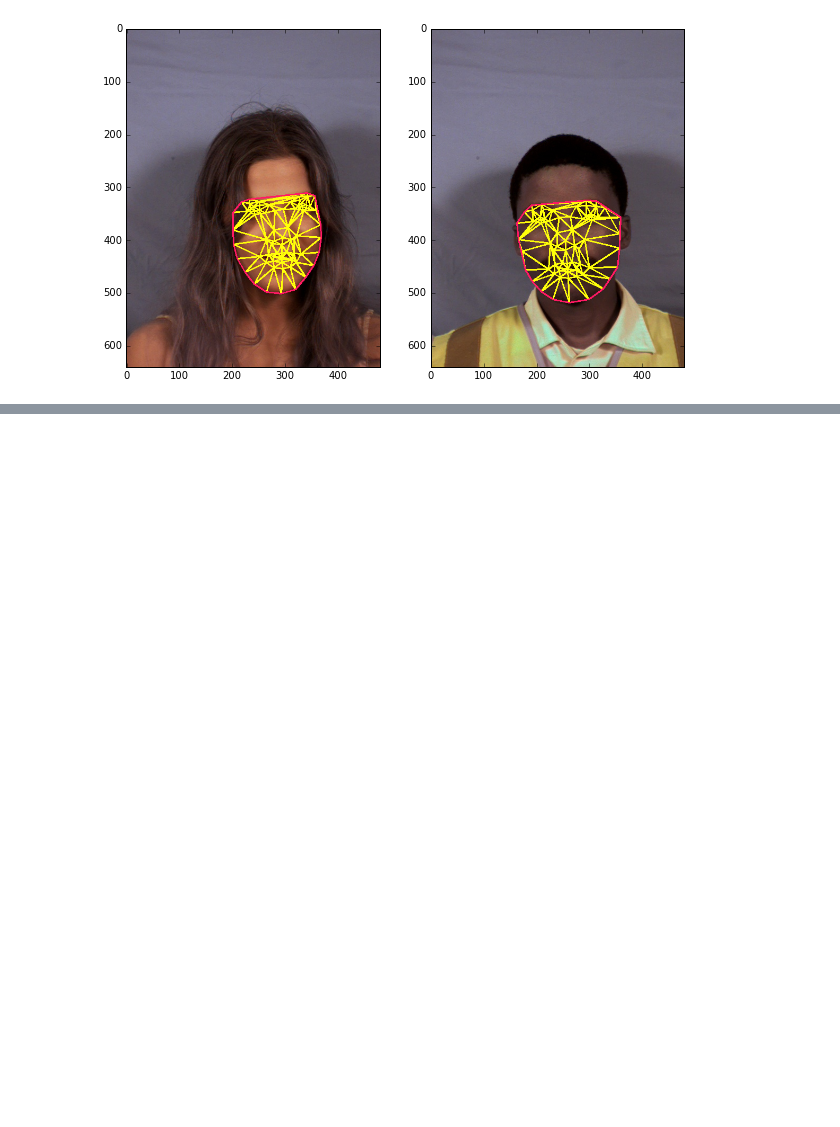
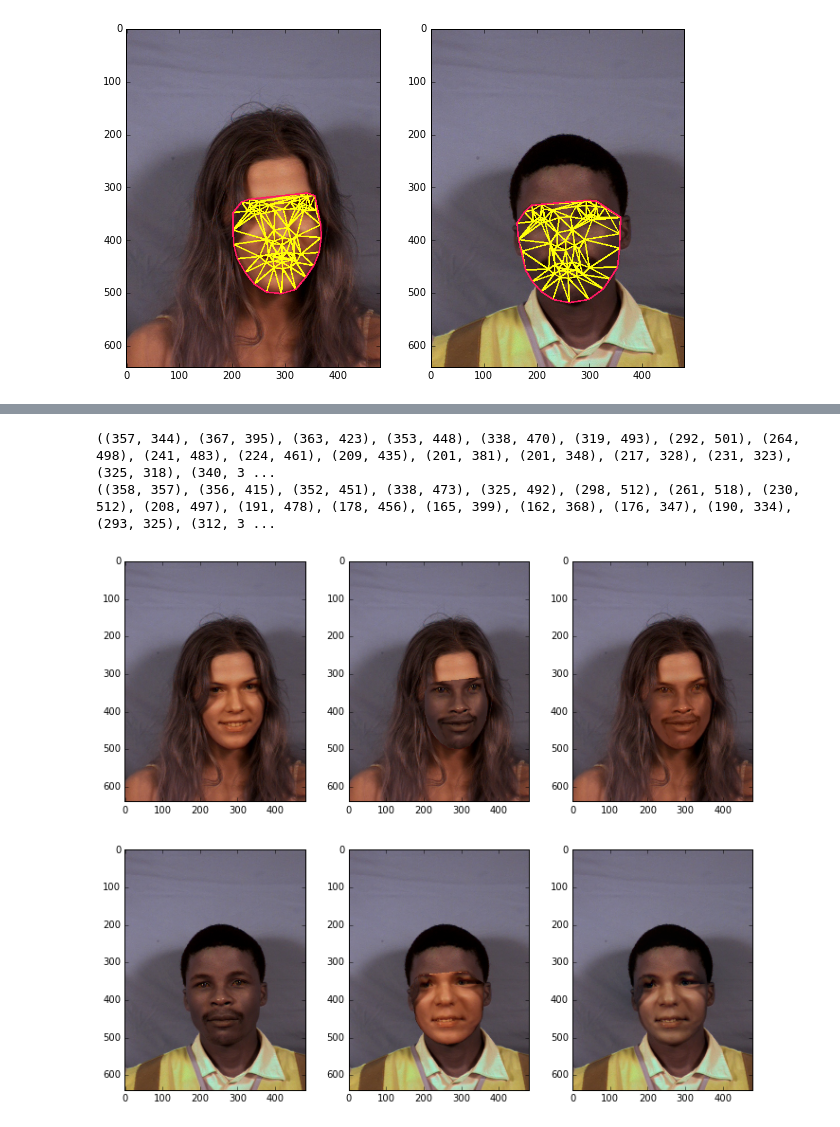
Before and after one commit to vmirly/DataScience, a Jupyter notebook: notebooks/computer-vision/face-swapping.ipynb, the cells around one changed output, grey strips where cells are left out. Cells and saved outputs as stored; diff of their text form; code cells hidden in the pictures; blank space fills up the shorter version.

```diff
--- a/notebooks/computer-vision/face-swapping.ipynb
+++ b/notebooks/computer-vision/face-swapping.ipynb
@@ -272,0 +336,35 @@ plt.show()
+# %%
+def CloneSeamless(obj, srcimg, hullpoints):
+    mask = np.zeros(obj.shape, dtype = obj.dtype)
+
+    hull = tuple(map(tuple, hullpoints))
+    cv2.fillConvexPoly(mask, np.int32(hull), (255, 255, 255))
+    print(hull)
+    r = cv2.boundingRect(np.float32([hullpoints]))
+
+    center = ((r[0]+int(r[2]/2), r[1]+int(r[3]/2)))
+    output = cv2.seamlessClone(np.uint8(obj), srcimg, mask, center, cv2.NORMAL_CLONE)
+
+    return output
+
+out1 = CloneSeamless(res1, img1, hull1)
+out2 = CloneSeamless(res2, img2, hull2)
+
+plt.figure(figsize=(12,10))
+plt.subplot(2,3, 1)
+plt.imshow(cv2.cvtColor(img1 , cv2.COLOR_BGR2RGB))
+plt.subplot(2,3, 2)
+plt.imshow(cv2.cvtColor(res1 , cv2.COLOR_BGR2RGB))
+plt.subplot(2,3, 3)
+plt.imshow(cv2.cvtColor(out1, cv2.COLOR_BGR2RGB))
+plt.subplot(2,3, 4)
+plt.imshow(cv2.cvtColor(img2 , cv2.COLOR_BGR2RGB))
+plt.subplot(2,3, 5)
+plt.imshow(cv2.cvtColor(res2 , cv2.COLOR_BGR2RGB))
+plt.subplot(2,3, 6)
+plt.imshow(cv2.cvtColor(out2, cv2.COLOR_BGR2RGB))
+plt.show()
+# %% [output]
+((357, 344), (367, 395), (363, 423), (353, 448), (338, 470), (319, 493), (292, 501), (264, 498), (241, 483), (224, 461), (209, 435), (201, 381), (201, 348), (217, 328), (231, 323), (325, 318), (340, 3 ...
+((358, 357), (356, 415), (352, 451), (338, 473), (325, 492), (298, 512), (261, 518), (230, 512), (208, 497), (191, 478), (178, 456), (165, 399), (162, 368), (176, 347), (190, 334), (293, 325), (312, 3 ...
+[figure, added]
```
Also changed, not shown: parts of 9 cells of this notebook.
